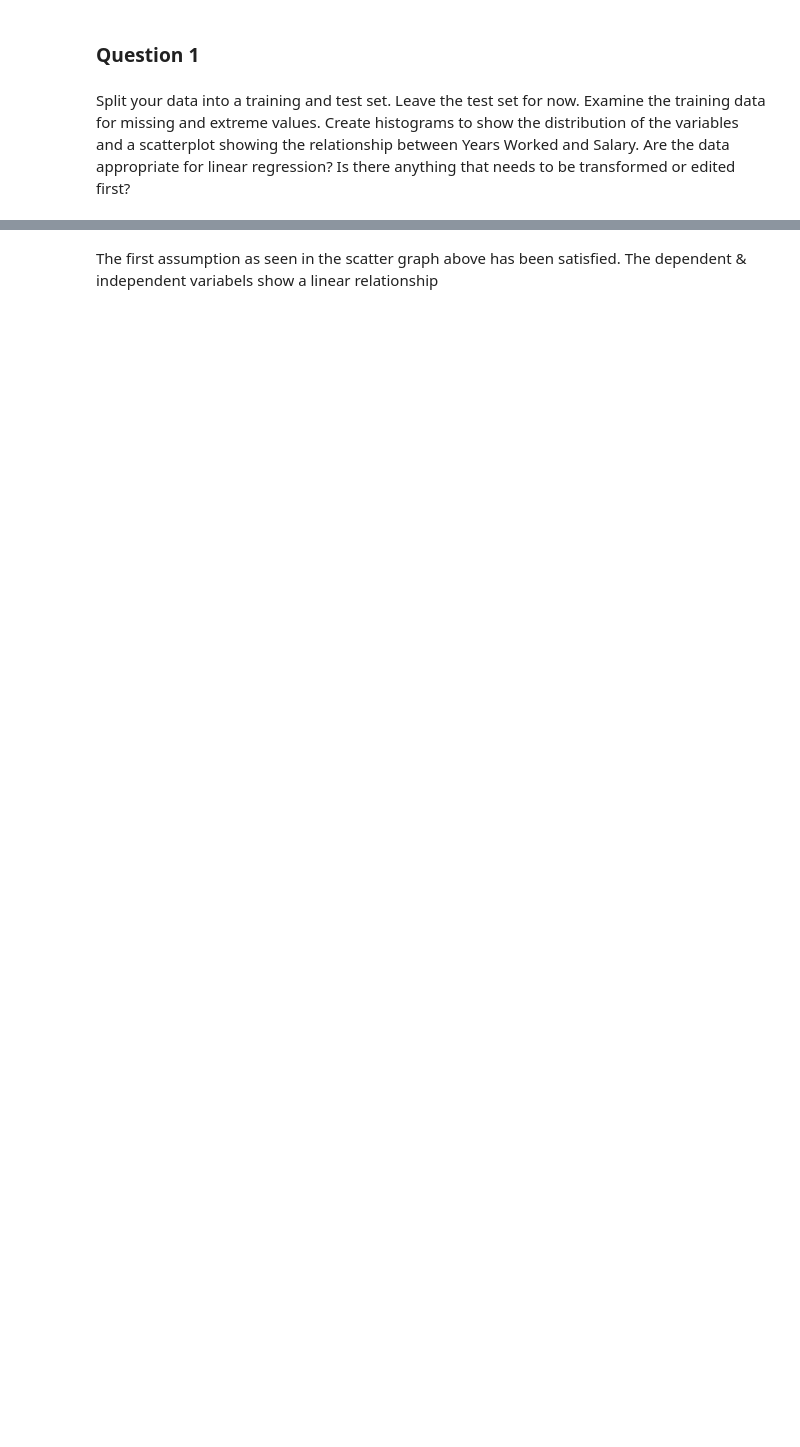
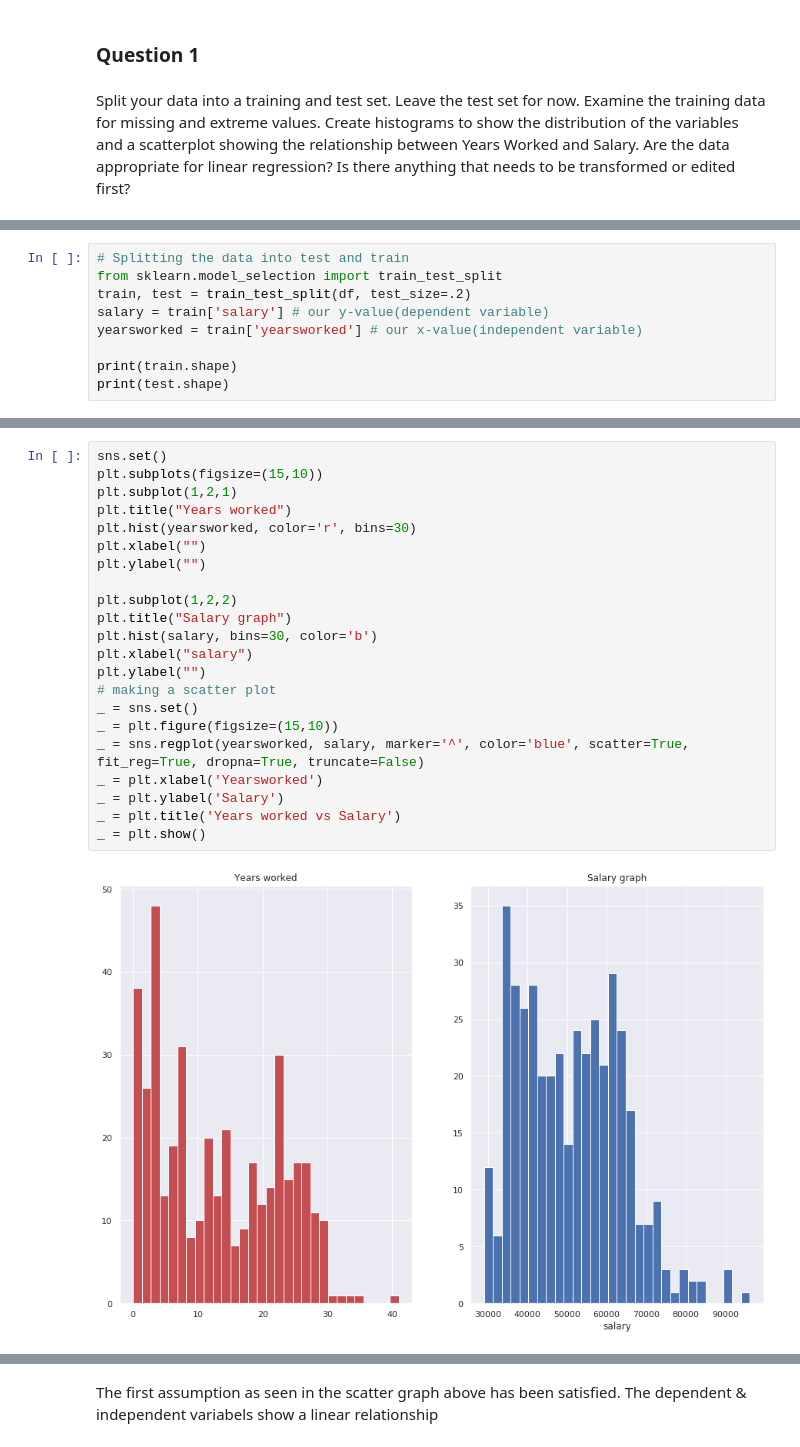
Before and after one commit to thabomayika/simple_regression, a Jupyter notebook: regression.ipynb, the cells around one changed output, grey strips where cells are left out. Saved outputs shown, nothing was run; the diff lists cells and outputs as text; blank space fills up the shorter version.

```diff
--- a/regression.ipynb
+++ b/regression.ipynb
@@ -27,0 +23,9 @@ _ = plt.show()
+# %%
+# Splitting the data into test and train
+from sklearn.model_selection import train_test_split
+train, test = train_test_split(df, test_size=.2)
+salary = train['salary'] # our y-value(dependent variable)
+yearsworked = train['yearsworked'] # our x-value(independent variable)
+
+print(train.shape)
+print(test.shape)
@@ -27,0 +117,24 @@ _ = plt.show()
+# %%
+sns.set()
+plt.subplots(figsize=(15,10))
+plt.subplot(1,2,1)
+plt.title("Years worked")
+plt.hist(yearsworked, color='r', bins=30)
+plt.xlabel("")
+plt.ylabel("")
+
+plt.subplot(1,2,2)
+plt.title("Salary graph")
+plt.hist(salary, bins=30, color='b')
+plt.xlabel("salary")
+plt.ylabel("")
+# making a scatter plot
+_ = sns.set()
+_ = plt.figure(figsize=(15,10))
+_ = sns.regplot(yearsworked, salary, marker='^', color='blue', scatter=True, fit_reg=True, dropna=True, truncate=False)
+_ = plt.xlabel('Yearsworked')
+_ = plt.ylabel('Salary')
+_ = plt.title('Years worked vs Salary')
+_ = plt.show()
+# %% [output]
+[figure, added]
```
Also changed, not shown: parts of 34 cells of this notebook, 1 other file.
